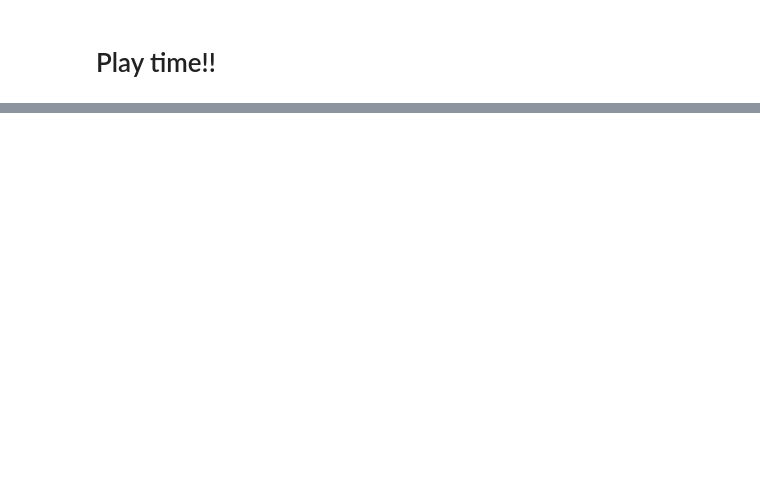
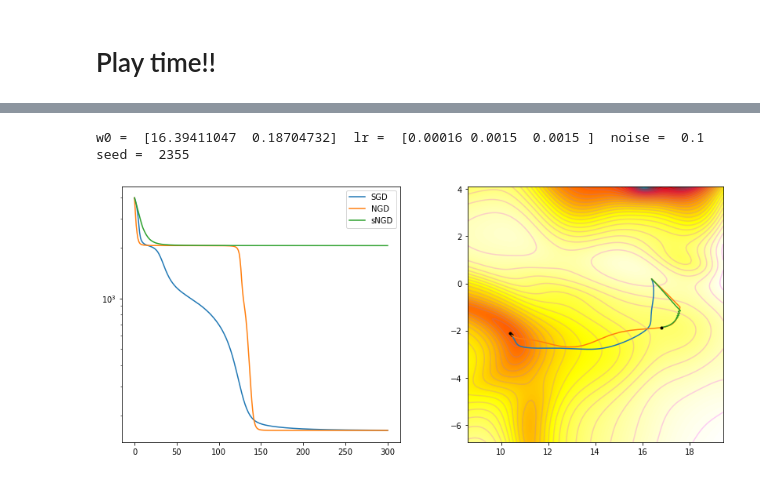
Before and after one commit to bhoov/ngd-vis, a Jupyter notebook: notebook/NGD_update.ipynb, the cells around one changed output, grey strips where cells are left out. Cells and saved outputs as stored; diff of their text form; code cells hidden in the pictures; blank space fills up the shorter version.

```diff
--- a/notebook/NGD_update.ipynb
+++ b/notebook/NGD_update.ipynb
@@ -309,0 +86,15 @@ w0 =  [13.33652039 -4.89600544] , eta =  [0.0001 0.0005 0.0005]
+# %%
+seed = 2355;
+qs = [0.0, 1.0, 0.5];
+lrs = np.array([0.0016, 0.06/2/2, 0.03/2])/10;
+eps = 0.1;
+dampings = [0, 300, 1]
+
+
+np.random.randn(3)
+w0 = np.array([16.21833723,  0.08197838]) + 0.1 * np.random.randn(2)
+
+run_all(iter = 300)
+# %% [output]
+w0 =  [16.39411047  0.18704732]  lr =  [0.00016 0.0015  0.0015 ]  noise =  0.1  seed =  2355
+[figure, added]
```
Also changed, not shown: parts of 41 cells of this notebook, 2 other files.
